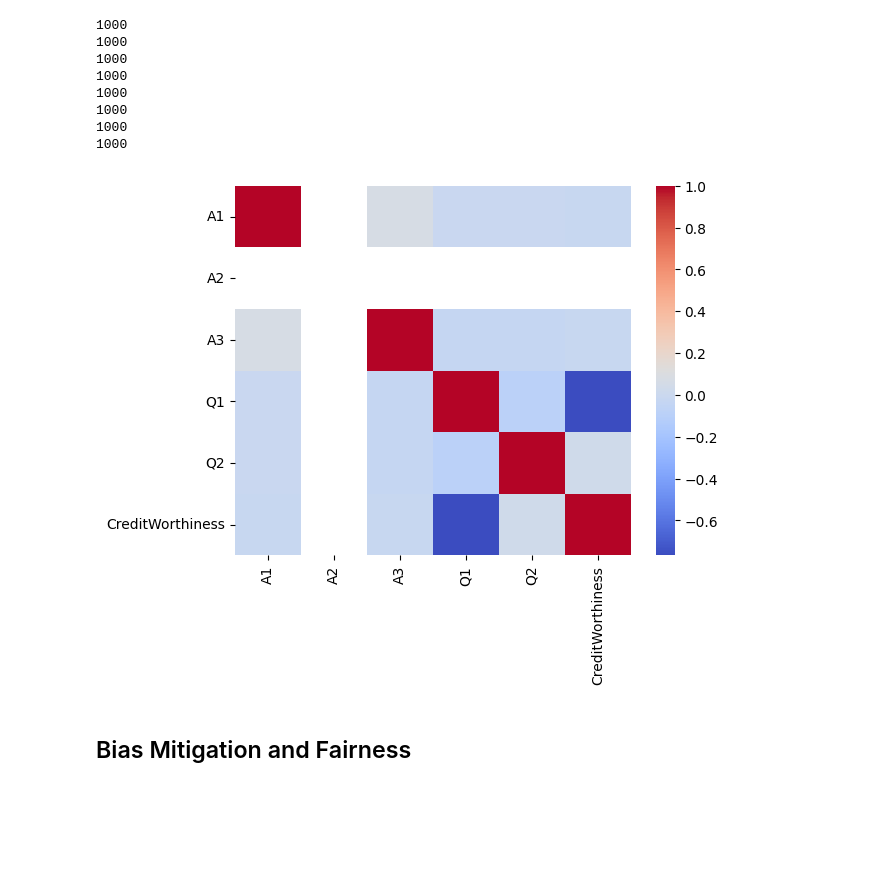
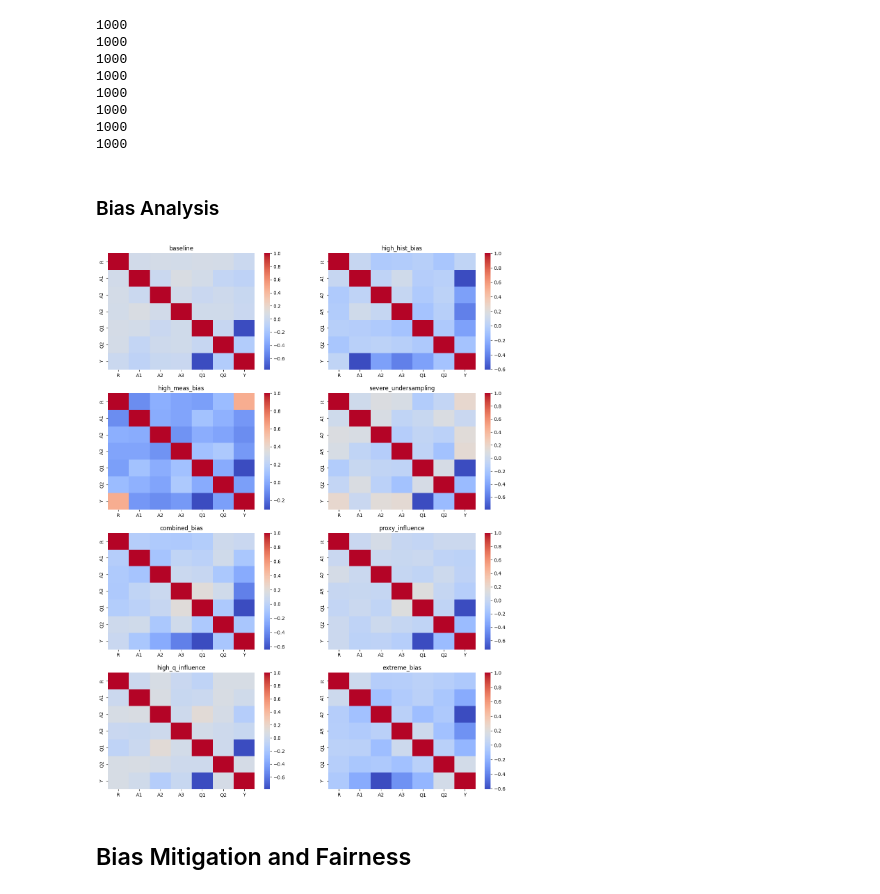
Before and after one commit to PRCSousa/Tabular-Bias-Simulation-And-Mitigation, a Jupyter notebook: main.ipynb, the cells around one changed output. Cells and saved outputs as stored; diff of their text form; code cells hidden in the pictures; blank space fills up the shorter version.

```diff
--- a/main.ipynb
+++ b/main.ipynb
@@ -59,16 +59,12 @@ def create_synth(var_config):
     from sklearn.model_selection import train_test_split
 
     dim = var_config.get('dim')
-    print(dim)
 
     thr_supp = 1  # Threshold correlation for discarding features too correlated with sensitive attributes
 
     task_type = var_config.get('task_type', 'classification')
     num_classes = var_config.get('num_classes', 2)  # Default to binary classification
 
-    Pu = 1  # Percentage of undersampling instance with A=1
-
-    l_r_q = 0  # Lambda coefficient that quantifies the influence from R to Q
     sy = 1  # Standard deviation of the noise of Y
 
     # Values to generate R (Primary Variable)
@@ -434,16 +447,20 @@ for setting_name, vars_config in settings.items():
 1000
 1000
 1000
-# %%
-df = pd.concat([X_train, y_train], axis=1)
-# %%
-X_train['CreditWorthiness'] = y_train
-X_train.drop('R', axis=1, inplace=True) if 'R' in X_train.columns else None
-sns.heatmap(X_train.corr(), fmt=".2f", cmap='coolwarm')
-plt.show()
-X_train.drop('CreditWorthiness', axis=1, inplace=True)
-# %% [output]
-[figure, removed]
+# %% [markdown]
+### Bias Analysis
+# %%
+fig, axs = plt.subplots(4, 2, figsize=(15, 20))
+
+axs = axs.ravel()
+for i, setting_name in enumerate(datasets.keys()):
+    y_test = datasets[setting_name]['y_test']
+    x_test = datasets[setting_name]['X_test']
+    df = pd.concat([x_test, y_test], axis=1)
+    axs[i].set_title(setting_name)
+    sns.heatmap(df.corr(), ax=axs[i], cmap='coolwarm')
+# %% [output]
+[figure, added]
 # %%
 # # plot barplot value counts of A1, A2, A3
 # fig, ax = plt.subplots(1, 3, figsize=(15, 5))
```
Also changed, not shown: parts of 6 cells of this notebook, 48 other files.
